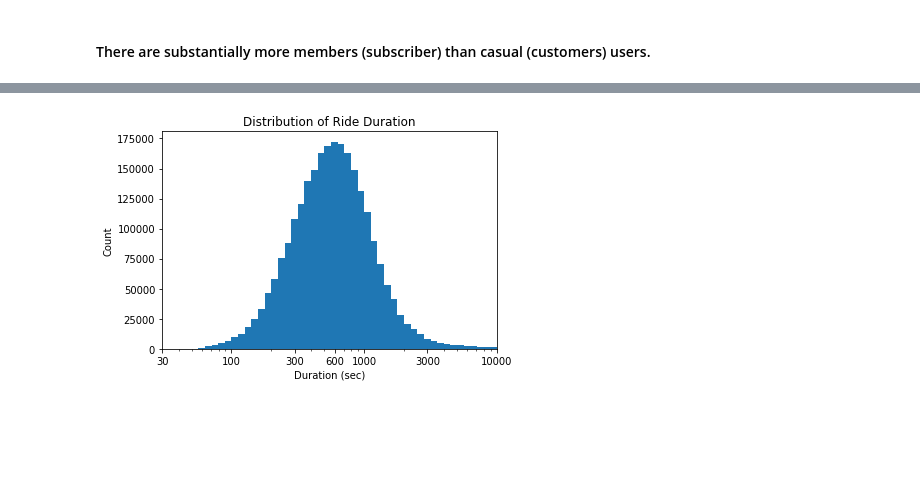
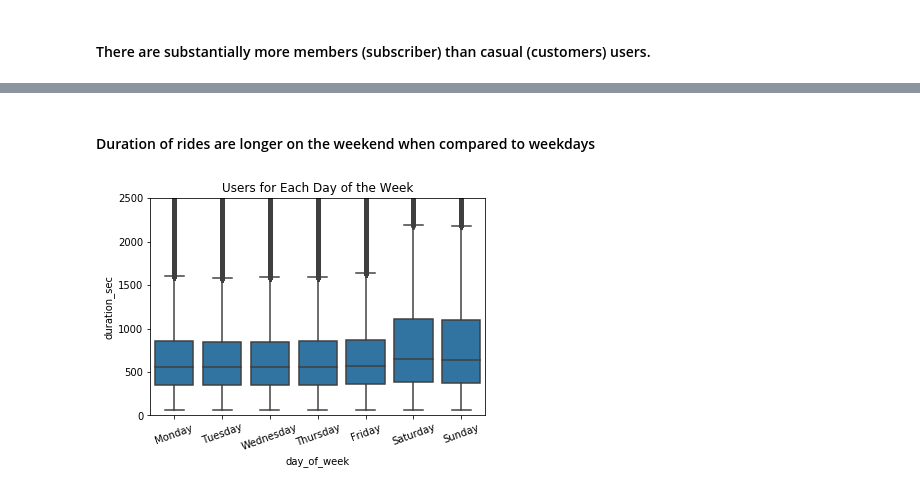
Before and after one commit to schoolkidrich/bike_ridership_sf, a Jupyter notebook: bike_ridership_sf.ipynb, the cells around one changed output, grey strips where cells are left out. Drawn from its saved outputs; the diff is of its cells as text; code cells hidden in the pictures; blank space fills up the shorter version.

```diff
--- a/bike_ridership_sf.ipynb
+++ b/bike_ridership_sf.ipynb
@@ -108,12 +149,9 @@ plt.ylabel('Count');
-# %%
-bin_edges = 10**np.arange(0, np.log10(df.duration_sec.max())+0.05,0.05)
-ticks = [30,100,300,1000,3000,10000,30000,100000]
-plt.hist(data = df,x = 'duration_sec',bins = bin_edges)
-plt.xscale('log')
-plt.xticks(ticks,ticks)
-plt.xlim(30,10000)
-plt.title('Distribution of Ride Duration')
-plt.xlabel('Duration (sec)')
-plt.ylabel('Count');
-# %% [output]
-[figure, removed]
+# %% [markdown]
+#### Duration of rides are longer on the weekend when compared to weekdays
+# %%
+sb.boxplot(data = df, x = 'day_of_week', y = 'duration_sec', color = base_color)
+plt.ylim(0,2500)
+plt.title('Users for Each Day of the Week')
+plt.xticks(rotation = 20);
+# %% [output]
+[figure, added]
```
Also changed, not shown: parts of 12 cells of this notebook.
